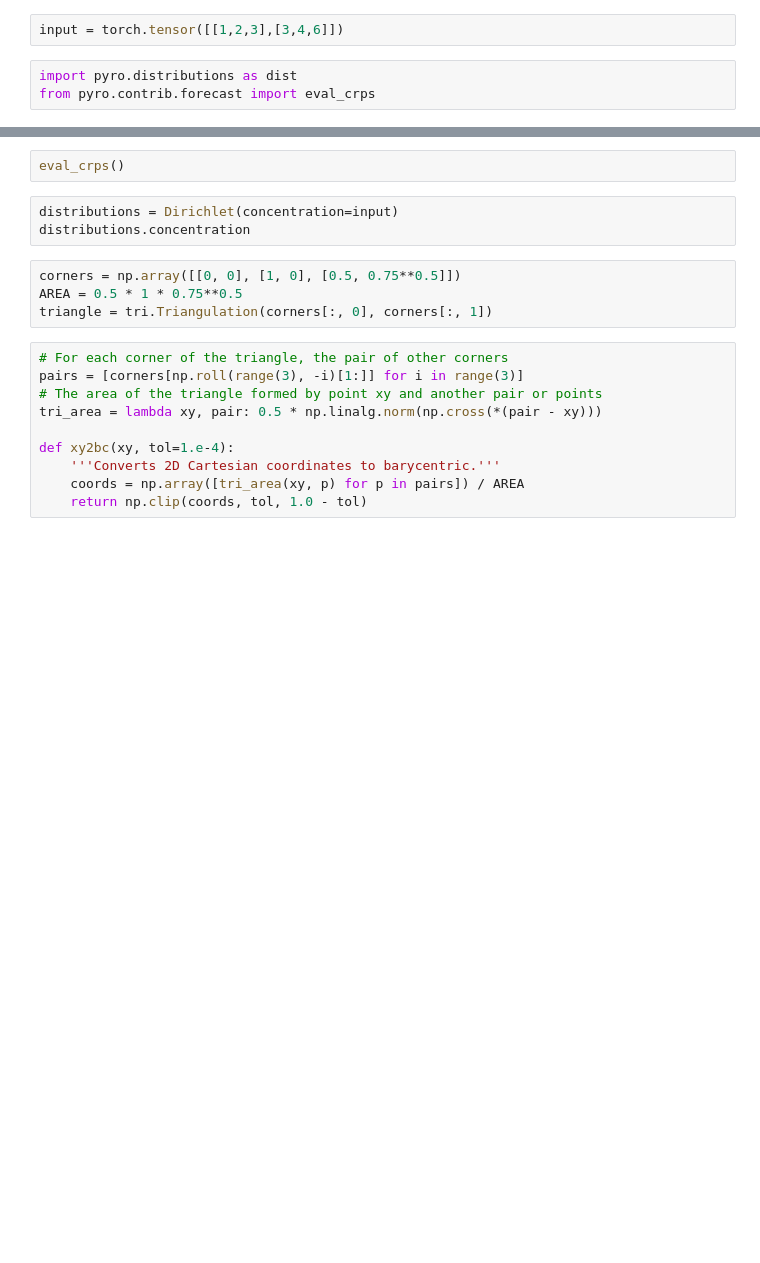
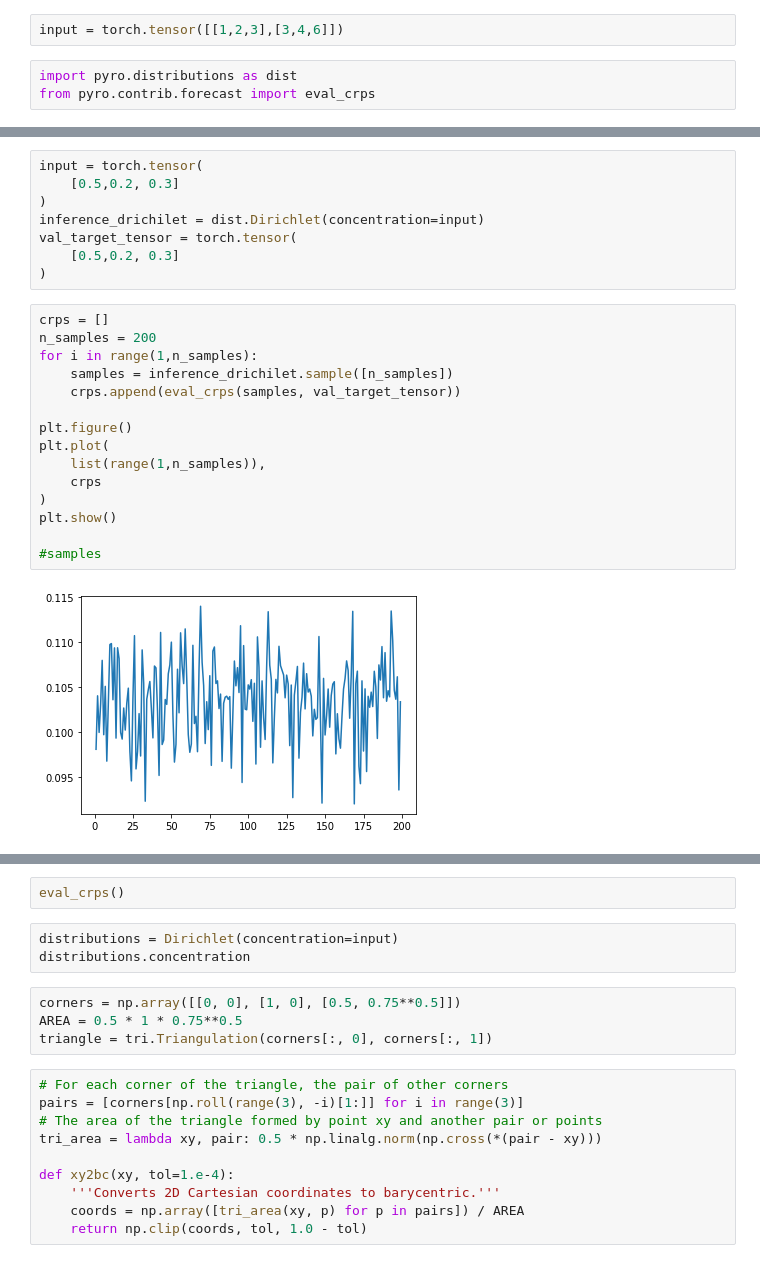
Before and after one commit to RobbenRibery/TimeSeries-Probalistic-TopDown-Drichilet, a Jupyter notebook: src/test.ipynb, the cells around one changed output, grey strips where cells are left out. Cells and saved outputs as stored; diff of their text form; blank space fills up the shorter version.

Commit message:
build the eval section

```diff
--- a/src/test.ipynb
+++ b/src/test.ipynb
@@ -24,0 +46,25 @@ drichilet = dist.Dirichlet(concentration=input)
+# %%
+input = torch.tensor(
+    [0.5,0.2, 0.3]
+)
+inference_drichilet = dist.Dirichlet(concentration=input)
+val_target_tensor = torch.tensor(
+    [0.5,0.2, 0.3]
+)
+# %%
+crps = []
+n_samples = 200
+for i in range(1,n_samples):
+    samples = inference_drichilet.sample([n_samples])
+    crps.append(eval_crps(samples, val_target_tensor))
+
+plt.figure()
+plt.plot(
+    list(range(1,n_samples)),
+    crps
+)
+plt.show()
+
+#samples
+# %% [output]
+[figure, added]
```
Also changed, not shown: parts of 6 cells of this notebook, 1 other file.
